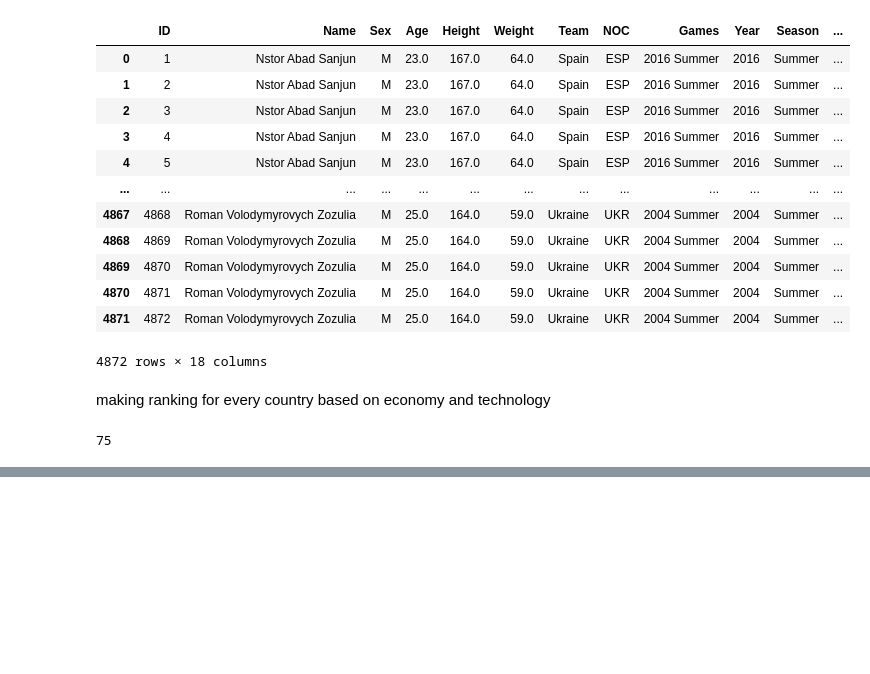
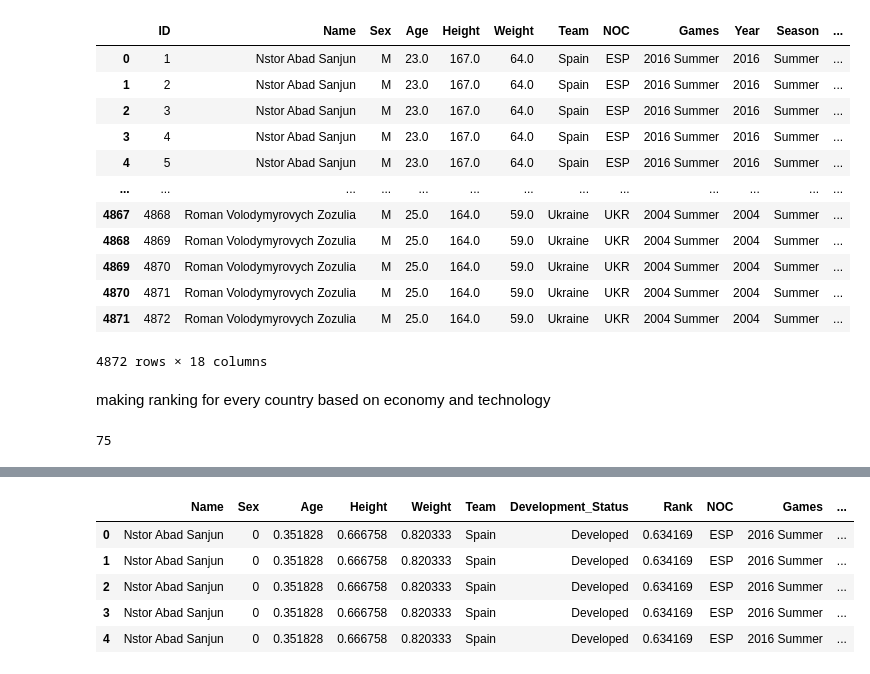
Before and after one commit to amiramiriani/ML_TEST, a Jupyter notebook: code/Untitled.ipynb, the cells around one changed output, grey strips where cells are left out. Drawn from its saved outputs; the diff is of its cells as text; code cells hidden in the pictures; blank space fills up the shorter version.

```diff
--- a/code/Untitled.ipynb
+++ b/code/Untitled.ipynb
@@ -138,0 +182,9 @@ Gymnastics_df_5000_sample
+# %%
+Gymnastics_df_5000_sample.head()
+# %% [output]
+|  | Name | Sex | Age | Height | Weight | Team | Development_Status | Rank | NOC | Games | ... |
+| 0 | Nstor Abad Sanjun | 0 | 0.351828 | 0.666758 | 0.820333 | Spain | Developed | 0.634169 | ESP | 2016 Summer | ... |
+| 1 | Nstor Abad Sanjun | 0 | 0.351828 | 0.666758 | 0.820333 | Spain | Developed | 0.634169 | ESP | 2016 Summer | ... |
+| 2 | Nstor Abad Sanjun | 0 | 0.351828 | 0.666758 | 0.820333 | Spain | Developed | 0.634169 | ESP | 2016 Summer | ... |
+| 3 | Nstor Abad Sanjun | 0 | 0.351828 | 0.666758 | 0.820333 | Spain | Developed | 0.634169 | ESP | 2016 Summer | ... |
+| 4 | Nstor Abad Sanjun | 0 | 0.351828 | 0.666758 | 0.820333 | Spain | Developed | 0.634169 | ESP | 2016 Summer | ... |
```
Also changed, not shown: parts of 7 cells of this notebook, 1 other file.
